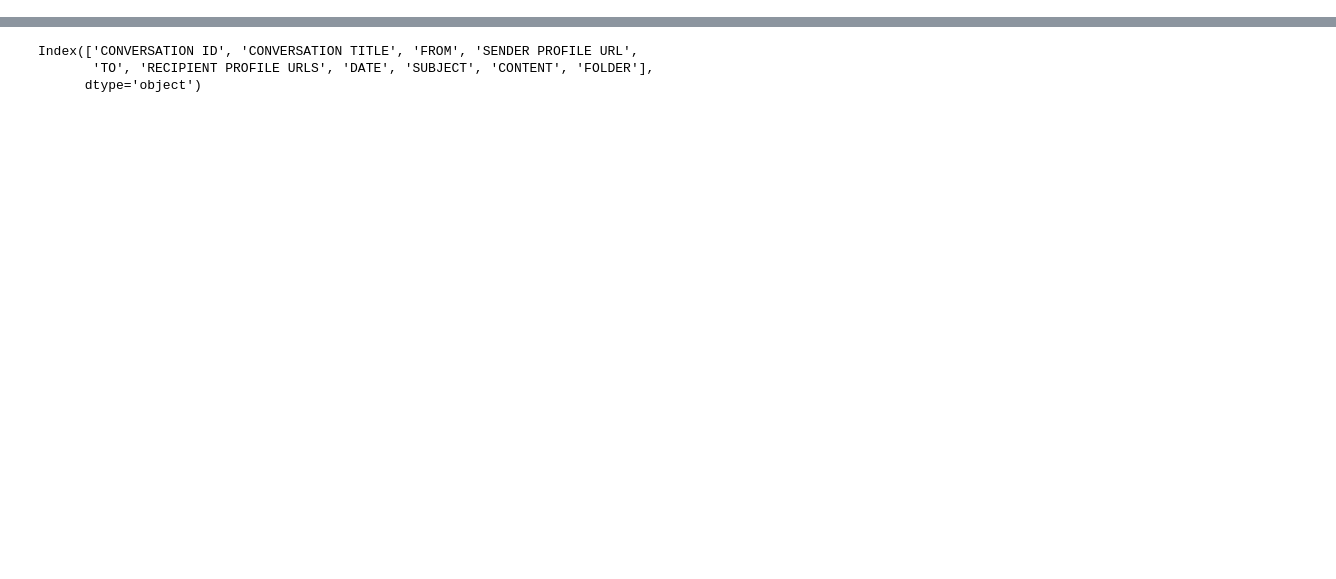
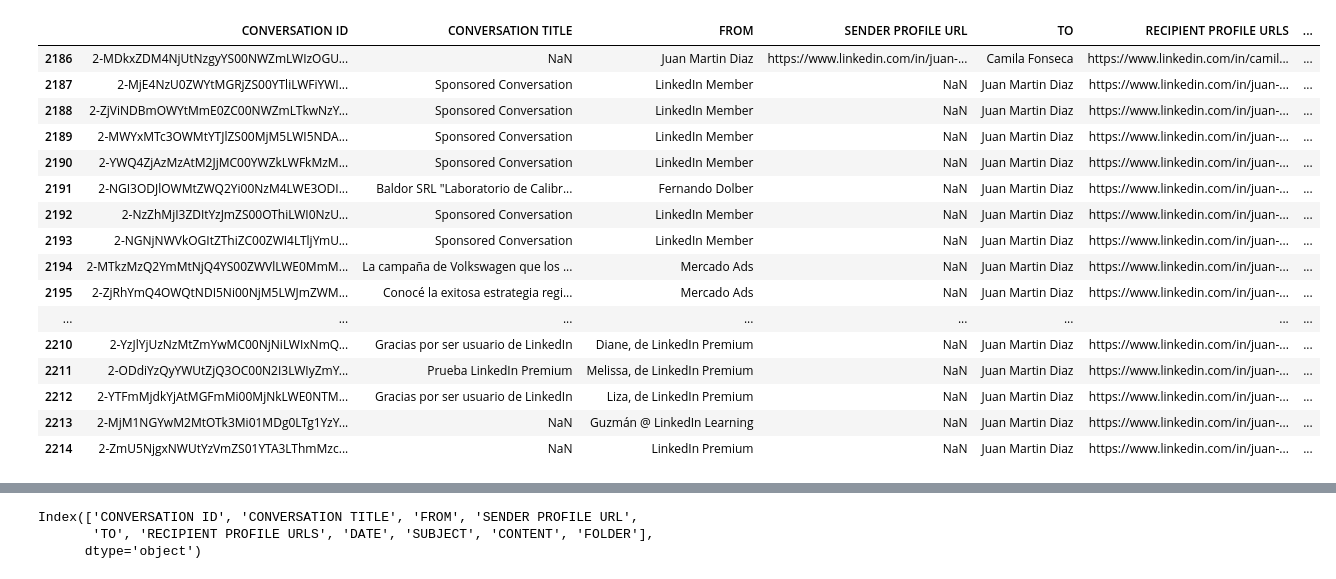
Before and after one commit to jmartindiaz/Linkedin_Analytics, a Jupyter notebook: EDA_messages.ipynb, the cells around one changed output, grey strips where cells are left out. Saved outputs shown, nothing was run; the diff lists cells and outputs as text; code cells hidden in the pictures; blank space fills up the shorter version.

```diff
--- a/EDA_messages.ipynb
+++ b/EDA_messages.ipynb
@@ -14,0 +15,20 @@ msg.tail(4)
+# %%
+msg.tail(29)
+# %% [output]
+|  | CONVERSATION ID | CONVERSATION TITLE | FROM | SENDER PROFILE URL | TO | RECIPIENT PROFILE URLS | ... |
+| 2186 | 2-MDkxZDM4NjUtNzgyYS00NWZmLWIzOGU... | NaN | Juan Martin Diaz | https://www.linkedin.com/in/juan-... | Camila Fonseca | https://www.linkedin.com/in/camil... | ... |
+| 2187 | 2-MjE4NzU0ZWYtMGRjZS00YTliLWFiYWI... | Sponsored Conversation | LinkedIn Member | NaN | Juan Martin Diaz | https://www.linkedin.com/in/juan-... | ... |
+| 2188 | 2-ZjViNDBmOWYtMmE0ZC00NWZmLTkwNzY... | Sponsored Conversation | LinkedIn Member | NaN | Juan Martin Diaz | https://www.linkedin.com/in/juan-... | ... |
+| 2189 | 2-MWYxMTc3OWMtYTJlZS00MjM5LWI5NDA... | Sponsored Conversation | LinkedIn Member | NaN | Juan Martin Diaz | https://www.linkedin.com/in/juan-... | ... |
+| 2190 | 2-YWQ4ZjAzMzAtM2JjMC00YWZkLWFkMzM... | Sponsored Conversation | LinkedIn Member | NaN | Juan Martin Diaz | https://www.linkedin.com/in/juan-... | ... |
+| 2191 | 2-NGI3ODJlOWMtZWQ2Yi00NzM4LWE3ODI... | Baldor SRL "Laboratorio de Calibr... | Fernando Dolber | NaN | Juan Martin Diaz | https://www.linkedin.com/in/juan-... | ... |
+| 2192 | 2-NzZhMjI3ZDItYzJmZS00OThiLWI0NzU... | Sponsored Conversation | LinkedIn Member | NaN | Juan Martin Diaz | https://www.linkedin.com/in/juan-... | ... |
+| 2193 | 2-NGNjNWVkOGItZThiZC00ZWI4LTljYmU... | Sponsored Conversation | LinkedIn Member | NaN | Juan Martin Diaz | https://www.linkedin.com/in/juan-... | ... |
+| 2194 | 2-MTkzMzQ2YmMtNjQ4YS00ZWVlLWE0MmM... | La campaña de Volkswagen que los ... | Mercado Ads | NaN | Juan Martin Diaz | https://www.linkedin.com/in/juan-... | ... |
+| 2195 | 2-ZjRhYmQ4OWQtNDI5Ni00NjM5LWJmZWM... | Conocé la exitosa estrategia regi... | Mercado Ads | NaN | Juan Martin Diaz | https://www.linkedin.com/in/juan-... | ... |
+| ... | ... | ... | ... | ... | ... | ... | ... |
+| 2210 | 2-YzJlYjUzNzMtZmYwMC00NjNiLWIxNmQ... | Gracias por ser usuario de LinkedIn | Diane, de LinkedIn Premium | NaN | Juan Martin Diaz | https://www.linkedin.com/in/juan-... | ... |
+| 2211 | 2-ODdiYzQyYWUtZjQ3OC00N2I3LWIyZmY... | Prueba LinkedIn Premium | Melissa, de LinkedIn Premium | NaN | Juan Martin Diaz | https://www.linkedin.com/in/juan-... | ... |
+| 2212 | 2-YTFmMjdkYjAtMGFmMi00MjNkLWE0NTM... | Gracias por ser usuario de LinkedIn | Liza, de LinkedIn Premium | NaN | Juan Martin Diaz | https://www.linkedin.com/in/juan-... | ... |
+| 2213 | 2-MjM1NGYwM2MtOTk3Mi01MDg0LTg1YzY... | NaN | Guzmán @ LinkedIn Learning | NaN | Juan Martin Diaz | https://www.linkedin.com/in/juan-... | ... |
+| 2214 | 2-ZmU5NjgxNWUtYzVmZS01YTA3LThmMzc... | NaN | LinkedIn Premium | NaN | Juan Martin Diaz | https://www.linkedin.com/in/juan-... | ... |
```
Also changed, not shown: parts of 12 cells of this notebook, 4 other files.
